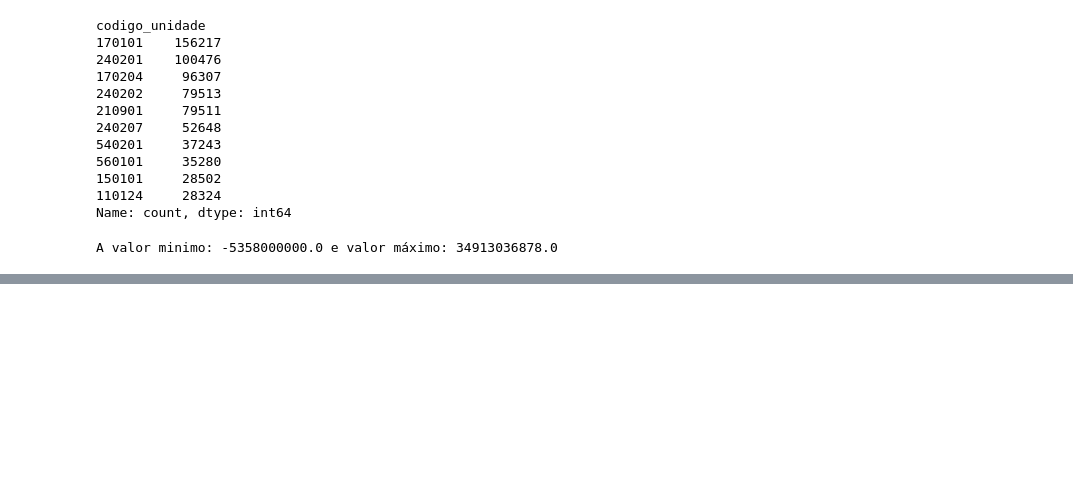
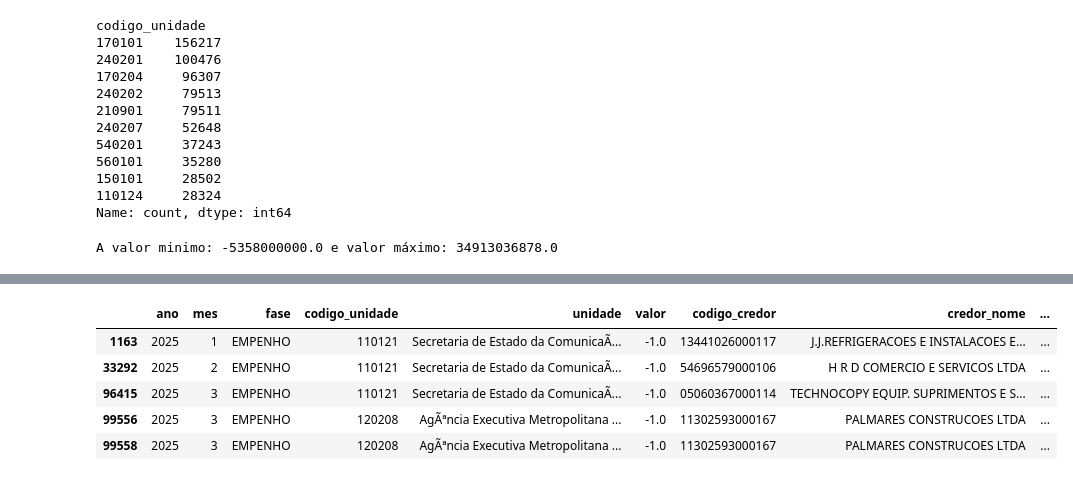
Before and after one commit to Rxz1Eaco/monografia, a Jupyter notebook: notebooks/EDA.ipynb, the cells around one changed output, grey strips where cells are left out. Cells and saved outputs as stored; diff of their text form; code cells hidden in the pictures; blank space fills up the shorter version.

```diff
--- a/notebooks/EDA.ipynb
+++ b/notebooks/EDA.ipynb
@@ -209,0 +174,9 @@ display(df_percentual)
+# %%
+valor_negativo[valor_negativo["valor"]>=-1].head(5)
+# %% [output]
+|  | ano | mes | fase | codigo_unidade | unidade | valor | codigo_credor | credor_nome | ... |
+| 1163 | 2025 | 1 | EMPENHO | 110121 | Secretaria de Estado da ComunicaÃ... | -1.0 | 13441026000117 | J.J.REFRIGERACOES E INSTALACOES E... | ... |
+| 33292 | 2025 | 2 | EMPENHO | 110121 | Secretaria de Estado da ComunicaÃ... | -1.0 | 54696579000106 | H R D COMERCIO E SERVICOS LTDA | ... |
+| 96415 | 2025 | 3 | EMPENHO | 110121 | Secretaria de Estado da ComunicaÃ... | -1.0 | 05060367000114 | TECHNOCOPY EQUIP. SUPRIMENTOS E S... | ... |
+| 99556 | 2025 | 3 | EMPENHO | 120208 | AgÃªncia Executiva Metropolitana ... | -1.0 | 11302593000167 | PALMARES CONSTRUCOES LTDA | ... |
+| 99558 | 2025 | 3 | EMPENHO | 120208 | AgÃªncia Executiva Metropolitana ... | -1.0 | 11302593000167 | PALMARES CONSTRUCOES LTDA | ... |
```
Also changed, not shown: parts of 22 cells of this notebook.
